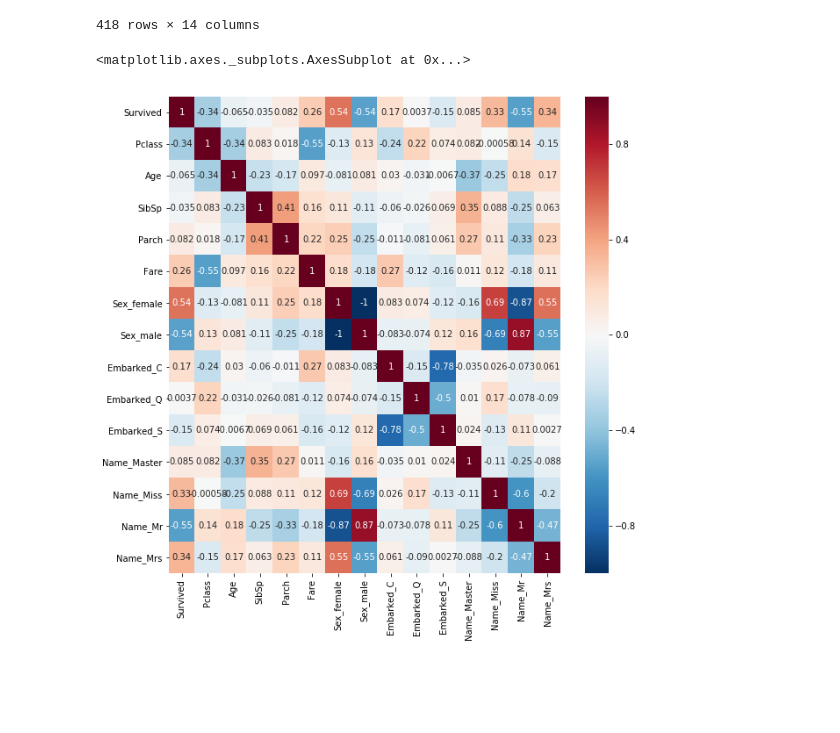
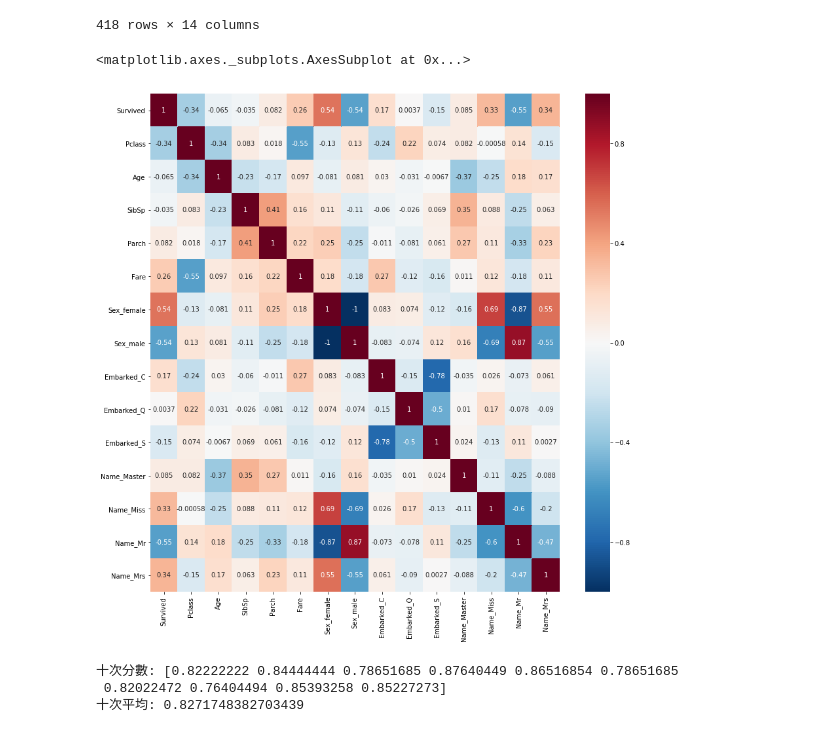
Before and after one commit to Elwing-Chou/ML1019, a Jupyter notebook: titanic.ipynb, the cells around one changed output. Cells and saved outputs as stored; diff of their text form; code cells hidden in the pictures; blank space fills up the shorter version.

```diff
--- a/titanic.ipynb
+++ b/titanic.ipynb
@@ -307,10 +307,10 @@ test
 # %%
 # https://matplotlib.org/3.1.0/tutorials/colors/colormaps.html
 import matplotlib.pyplot as plt
 %matplotlib inline
 import seaborn as sns
-plt.figure(figsize=(10, 10))
+plt.figure(figsize=(14, 14))
 sns.heatmap(train.corr(), annot=True, cmap="RdBu_r")
 # %% [output]
 <matplotlib.axes._subplots.AxesSubplot at 0x...>
-[figure, old version]
+[figure, new version]
@@ -316,0 +321,12 @@ sns.heatmap(train.corr(), annot=True, cmap="RdBu_r")
+# %%
+from sklearn.ensemble import RandomForestClassifier
+from sklearn.model_selection import cross_val_score
+import numpy as np
+clf = RandomForestClassifier(n_estimators=25, max_depth=5)
+s = cross_val_score(clf, x_train, y_train, cv=10)
+print("十次分數:", s)
+print("十次平均:", np.average(s))
+# %% [output]
+十次分數: [0.82222222 0.84444444 0.78651685 0.87640449 0.86516854 0.78651685
+ 0.82022472 0.76404494 0.85393258 0.85227273]
+十次平均: 0.8271748382703439
```
Also changed, not shown: parts of 1 cell of this notebook.
